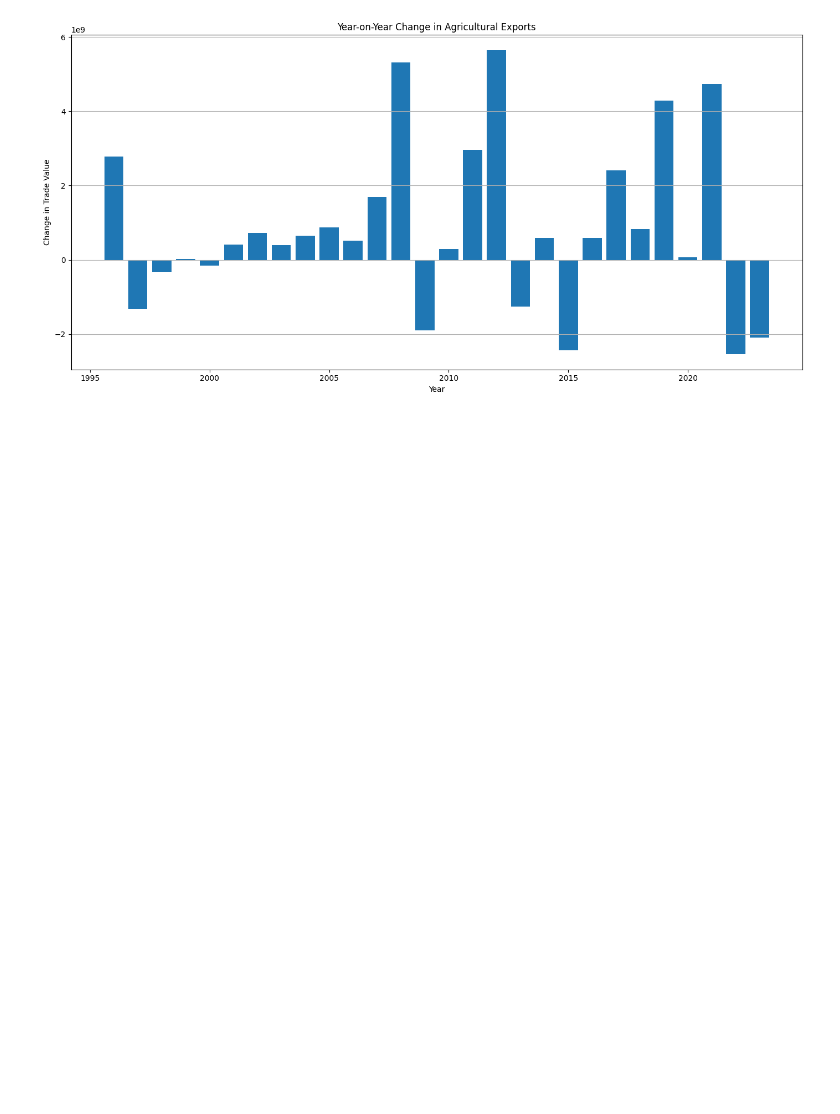
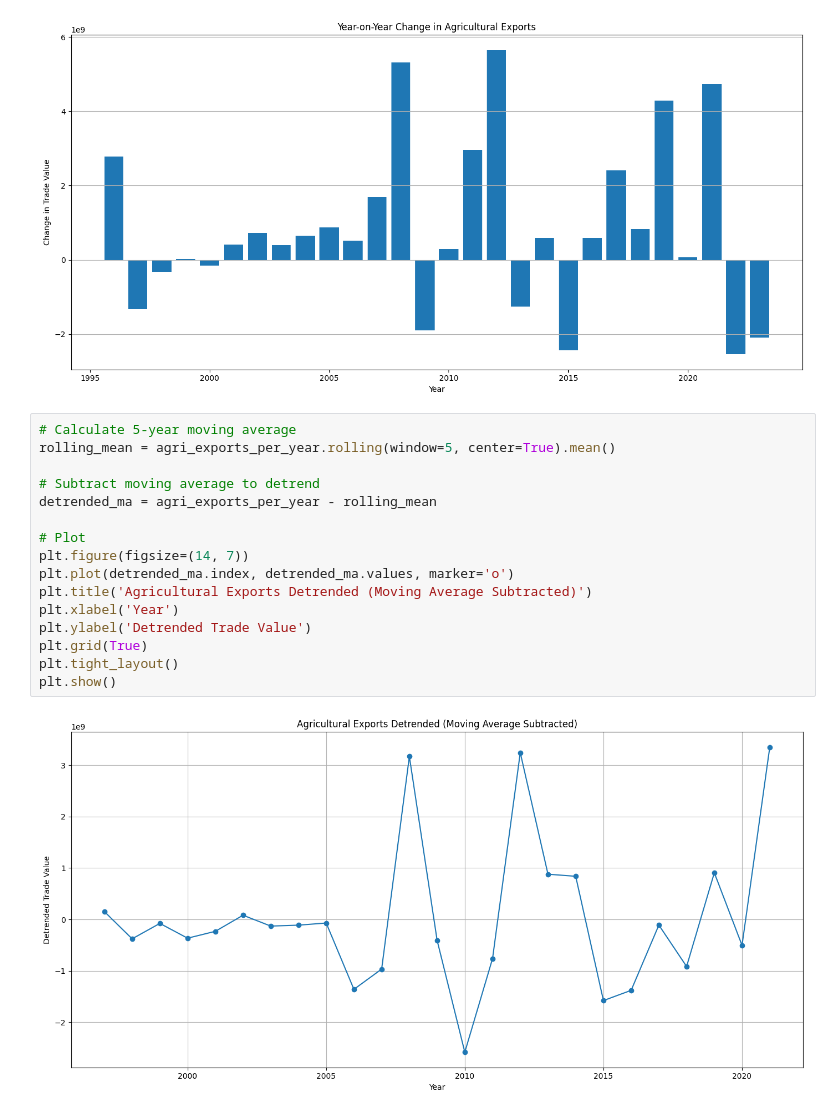
Before and after one commit to eugenekravchuk/agriculture-losses, a Jupyter notebook: algorithm/analysis.ipynb, the cells around one changed output. Cells and saved outputs as stored; diff of their text form; blank space fills up the shorter version.

```diff
--- a/algorithm/model.ipynb
+++ b/algorithm/analysis.ipynb
@@ -63,3 +63,21 @@ plt.tight_layout()
 plt.show()
 # %% [output]
 [figure]
+# %%
+# Calculate 5-year moving average
+rolling_mean = agri_exports_per_year.rolling(window=5, center=True).mean()
+
+# Subtract moving average to detrend
+detrended_ma = agri_exports_per_year - rolling_mean
+
+# Plot
+plt.figure(figsize=(14, 7))
+plt.plot(detrended_ma.index, detrended_ma.values, marker='o')
+plt.title('Agricultural Exports Detrended (Moving Average Subtracted)')
+plt.xlabel('Year')
+plt.ylabel('Detrended Trade Value')
+plt.grid(True)
+plt.tight_layout()
+plt.show()
+# %% [output]
+[figure, added]
```
Also changed, not shown: 29 other files.
